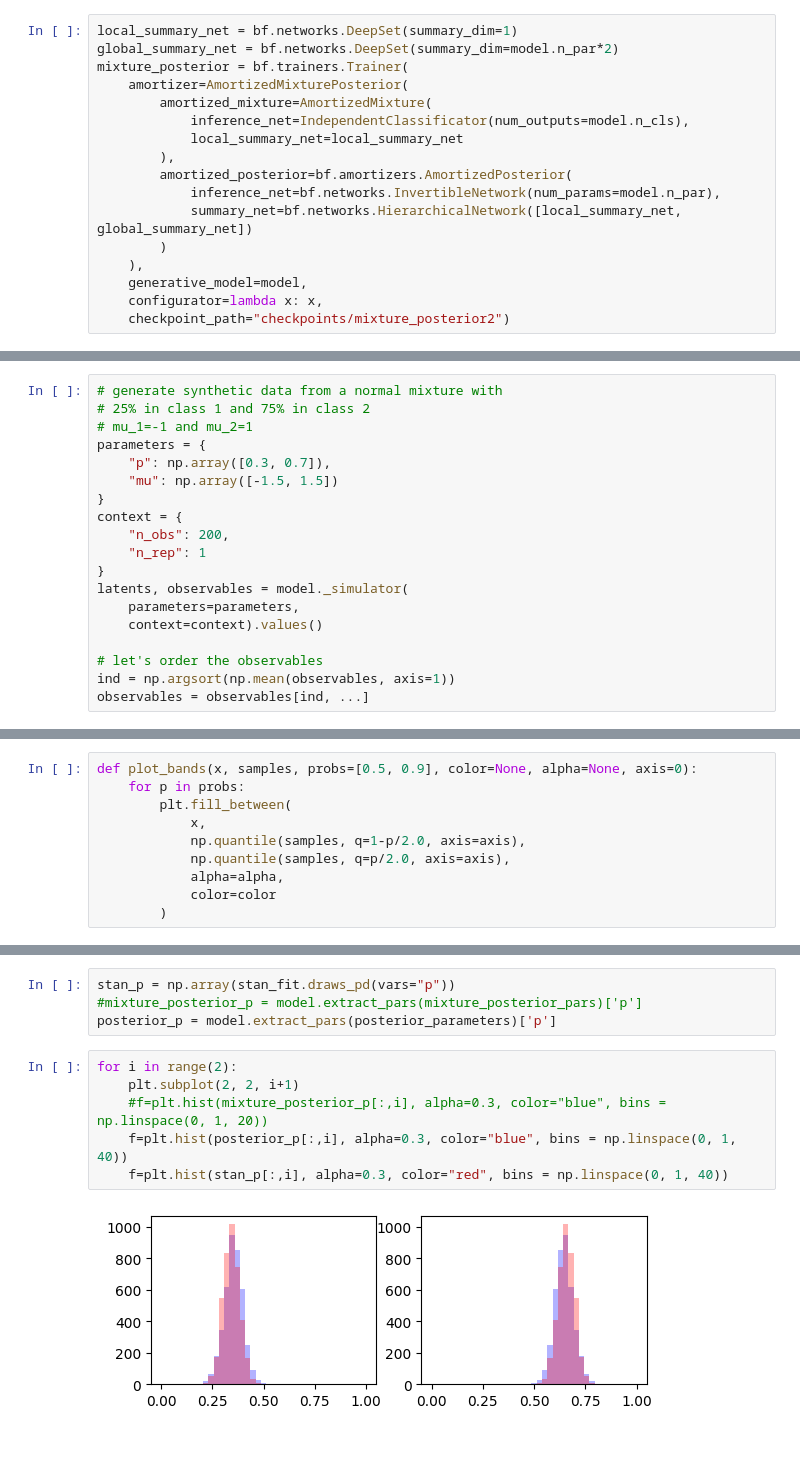
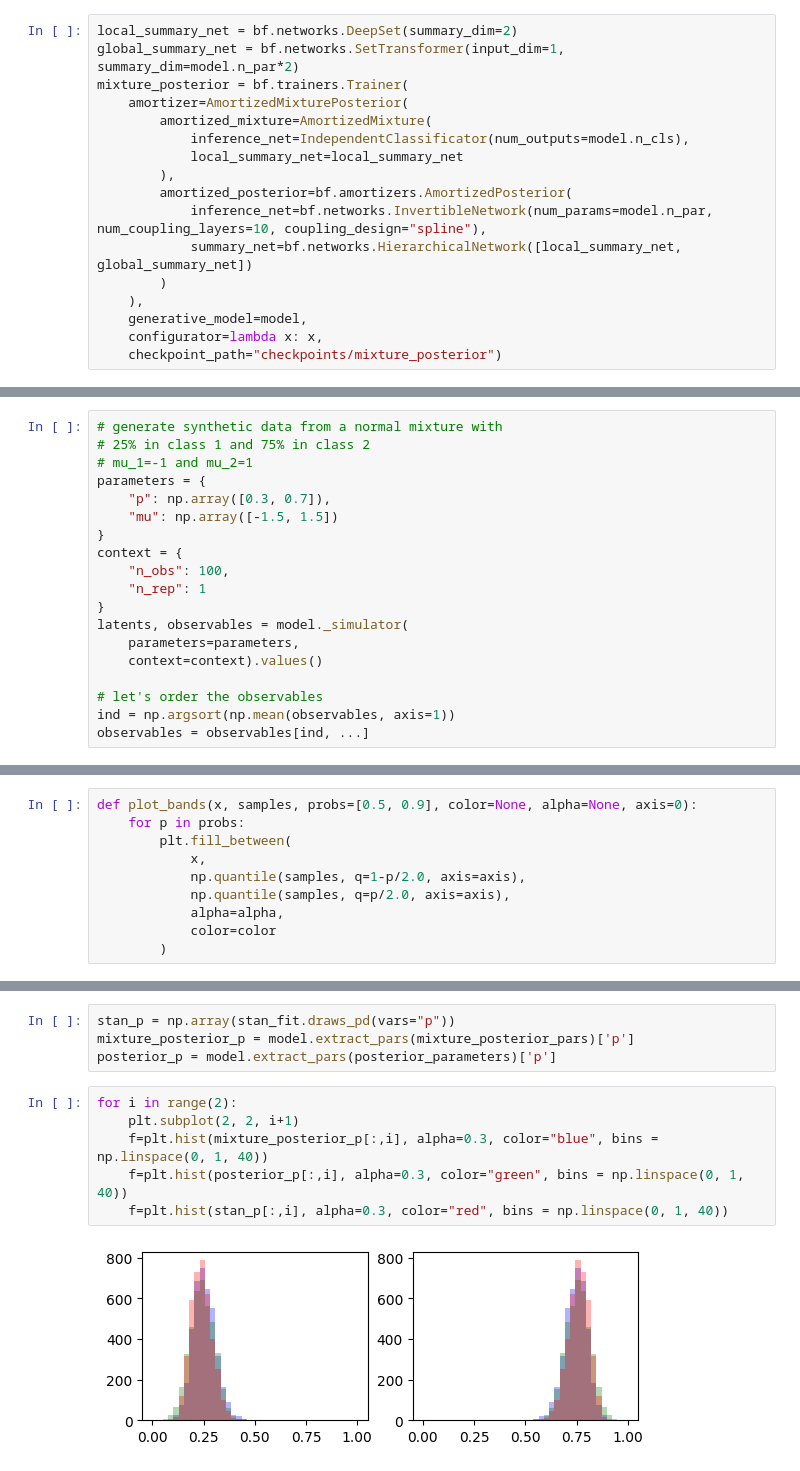
Before and after one commit to Kucharssim/bayesflow-amortized-mixtures, a Jupyter notebook: case-studies/normal-mixture/experiments.ipynb, the cells around one changed output, grey strips where cells are left out. Saved outputs shown, nothing was run; the diff lists cells and outputs as text.

Commit message:
rerun NormalMixture example

```diff
--- a/case-studies/normal-mixture/experiments.ipynb
+++ b/case-studies/normal-mixture/experiments.ipynb
@@ -54,8 +54,8 @@ INFO:root:Done.
 # %% [markdown]
 ## Load Amortized Mixture Posterior
 # %%
-local_summary_net = bf.networks.DeepSet(summary_dim=1)
-global_summary_net = bf.networks.DeepSet(summary_dim=model.n_par*2)
+local_summary_net = bf.networks.DeepSet(summary_dim=2)
+global_summary_net = bf.networks.SetTransformer(input_dim=1, summary_dim=model.n_par*2)
 mixture_posterior = bf.trainers.Trainer(
     amortizer=AmortizedMixturePosterior(
         amortized_mixture=AmortizedMixture(
@@ -63,11 +63,11 @@ mixture_posterior = bf.trainers.Trainer(
             local_summary_net=local_summary_net
         ),
         amortized_posterior=bf.amortizers.AmortizedPosterior(
-            inference_net=bf.networks.InvertibleNetwork(num_params=model.n_par),
+            inference_net=bf.networks.InvertibleNetwork(num_params=model.n_par, num_coupling_layers=10, coupling_design="spline"),
             summary_net=bf.networks.HierarchicalNetwork([local_summary_net, global_summary_net])
         )
     ),
     generative_model=model,
     configurator=lambda x: x,
-    checkpoint_path="checkpoints/mixture_posterior2")
+    checkpoint_path="checkpoints/mixture_posterior")
 # %% [output]
@@ -86,7 +86,7 @@ parameters = {
     "mu": np.array([-1.5, 1.5])
 }
 context = {
-    "n_obs": 200,
+    "n_obs": 100,
     "n_rep": 1
 }
 latents, observables = model._simulator(
@@ -238,14 +216,14 @@ NameError: name 'mixture_posterior_probs' is not defined
 # %%
 stan_p = np.array(stan_fit.draws_pd(vars="p"))
-#mixture_posterior_p = model.extract_pars(mixture_posterior_pars)['p']
+mixture_posterior_p = model.extract_pars(mixture_posterior_pars)['p']
 posterior_p = model.extract_pars(posterior_parameters)['p']
 # %%
 for i in range(2):
     plt.subplot(2, 2, i+1)
-    #f=plt.hist(mixture_posterior_p[:,i], alpha=0.3, color="blue", bins = np.linspace(0, 1, 20))
-    f=plt.hist(posterior_p[:,i], alpha=0.3, color="blue", bins = np.linspace(0, 1, 40))
+    f=plt.hist(mixture_posterior_p[:,i], alpha=0.3, color="blue", bins = np.linspace(0, 1, 40))
+    f=plt.hist(posterior_p[:,i], alpha=0.3, color="green", bins = np.linspace(0, 1, 40))
     f=plt.hist(stan_p[:,i], alpha=0.3, color="red", bins = np.linspace(0, 1, 40))
 # %% [output]
-[figure, old version]
+[figure, new version]
 # %%
 stan_mu = np.array(stan_fit.draws_pd(vars="mu"))
```
Also changed, not shown: parts of 7 cells of this notebook.
